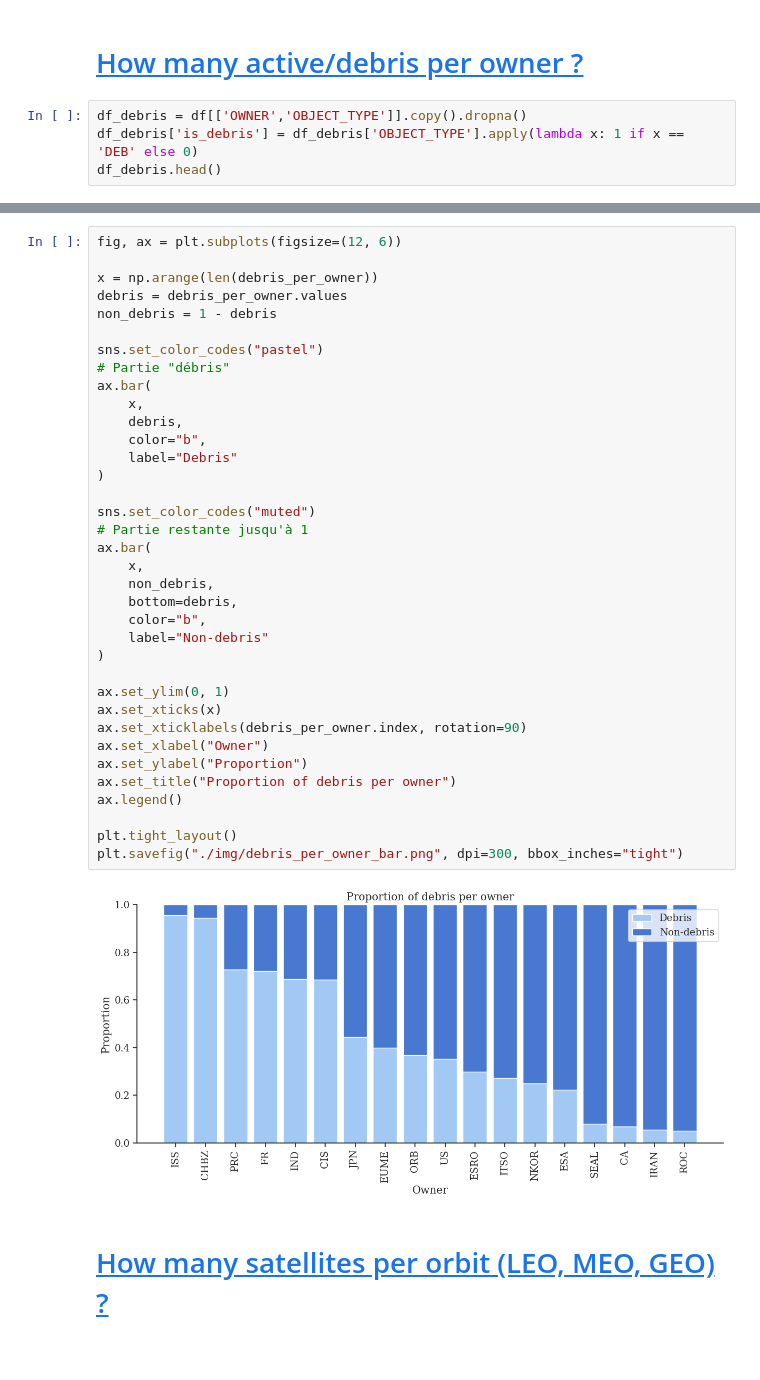
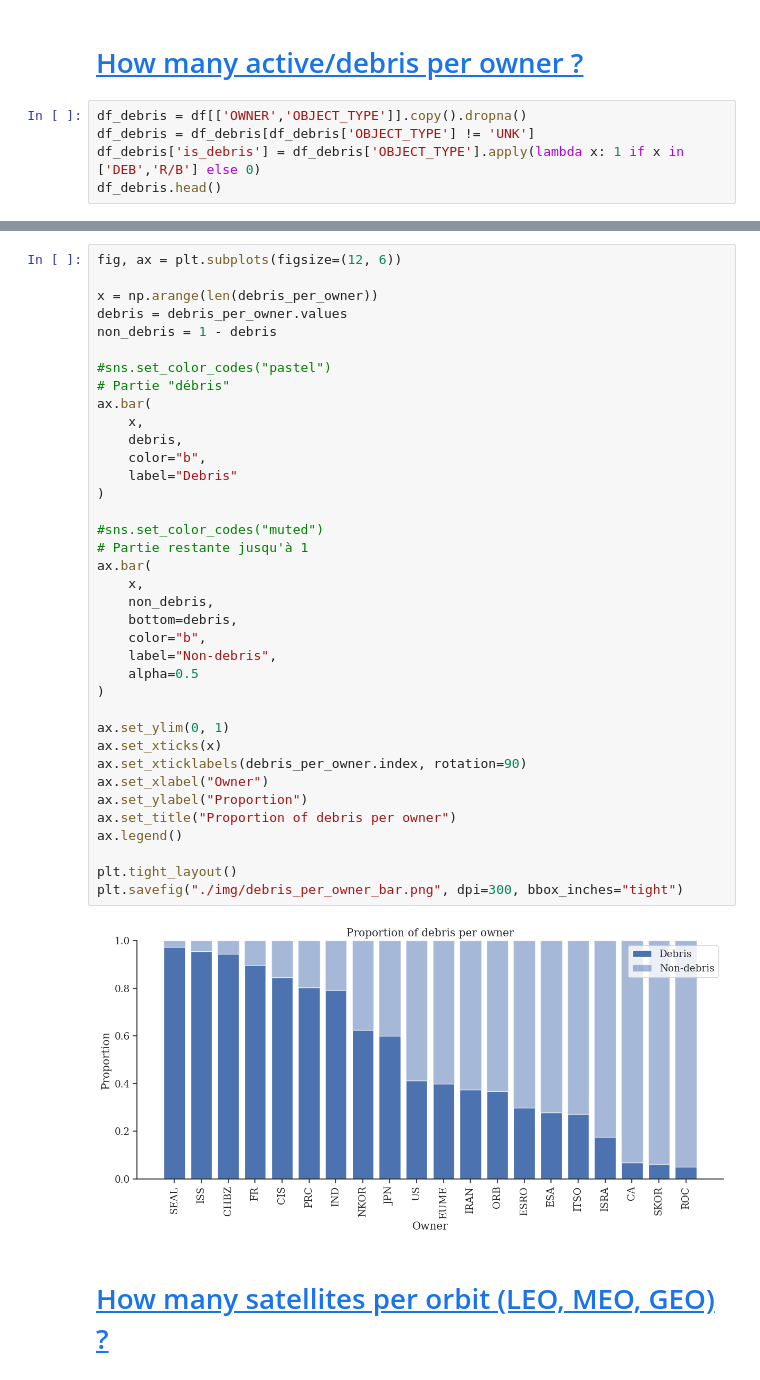
Before and after one commit to com-480-data-visualization/404-OrbitNotFound, a Jupyter notebook: reports/Milestone_1/EDA.ipynb, the cells around one changed output, grey strips where cells are left out. Cells and saved outputs as stored; diff of their text form.

```diff
--- a/reports/Milestone_1/EDA.ipynb
+++ b/reports/Milestone_1/EDA.ipynb
@@ -105,7 +105,8 @@ plt.savefig('./img/launches_per_year.png', dpi=300, bbox_inches='tight')
 # <a id='toc3_'></a>[How many active/debris per owner ?](#toc0_)
 # %%
 df_debris = df[['OWNER','OBJECT_TYPE']].copy().dropna()
-df_debris['is_debris'] = df_debris['OBJECT_TYPE'].apply(lambda x: 1 if x == 'DEB' else 0)
+df_debris = df_debris[df_debris['OBJECT_TYPE'] != 'UNK']
+df_debris['is_debris'] = df_debris['OBJECT_TYPE'].apply(lambda x: 1 if x in ['DEB','R/B'] else 0)
 df_debris.head()
 # %% [output]
 |  | OWNER | OBJECT_TYPE | is_debris |
@@ -130,36 +140,37 @@ x = np.arange(len(debris_per_owner))
 debris = debris_per_owner.values
 non_debris = 1 - debris
 
-sns.set_color_codes("pastel")
+#sns.set_color_codes("pastel")
 # Partie "débris"
 ax.bar(
     x,
     debris,
     color="b",
     label="Debris"
 )
 
-sns.set_color_codes("muted")
+#sns.set_color_codes("muted")
 # Partie restante jusqu'à 1
 ax.bar(
     x,
     non_debris,
     bottom=debris,
     color="b",
-    label="Non-debris"
+    label="Non-debris",
+    alpha=0.5
 )
 
 ax.set_ylim(0, 1)
 ax.set_xticks(x)
 ax.set_xticklabels(debris_per_owner.index, rotation=90)
 ax.set_xlabel("Owner")
 ax.set_ylabel("Proportion")
 ax.set_title("Proportion of debris per owner")
 ax.legend()
 
 plt.tight_layout()
 plt.savefig("./img/debris_per_owner_bar.png", dpi=300, bbox_inches="tight")
 # %% [output]
-[figure, old version]
+[figure, new version]
 # %% [markdown]
 # <a id='toc4_'></a>[How many satellites per orbit (LEO, MEO, GEO) ?](#toc0_)
```
Also changed, not shown: parts of 6 cells of this notebook, 4 other files.
